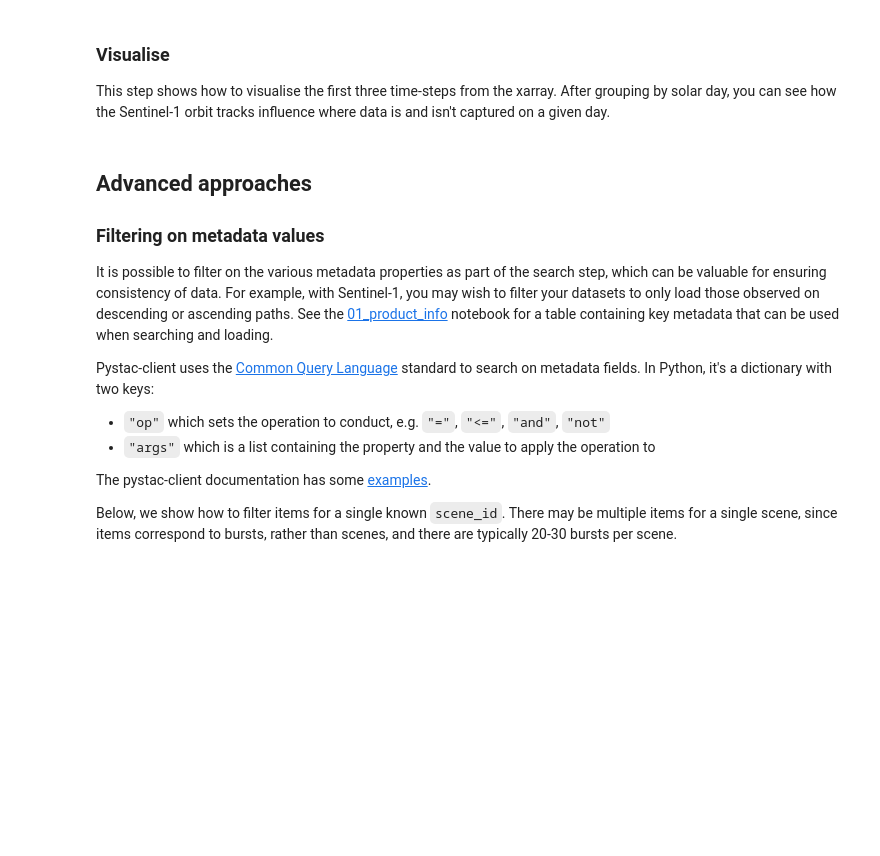
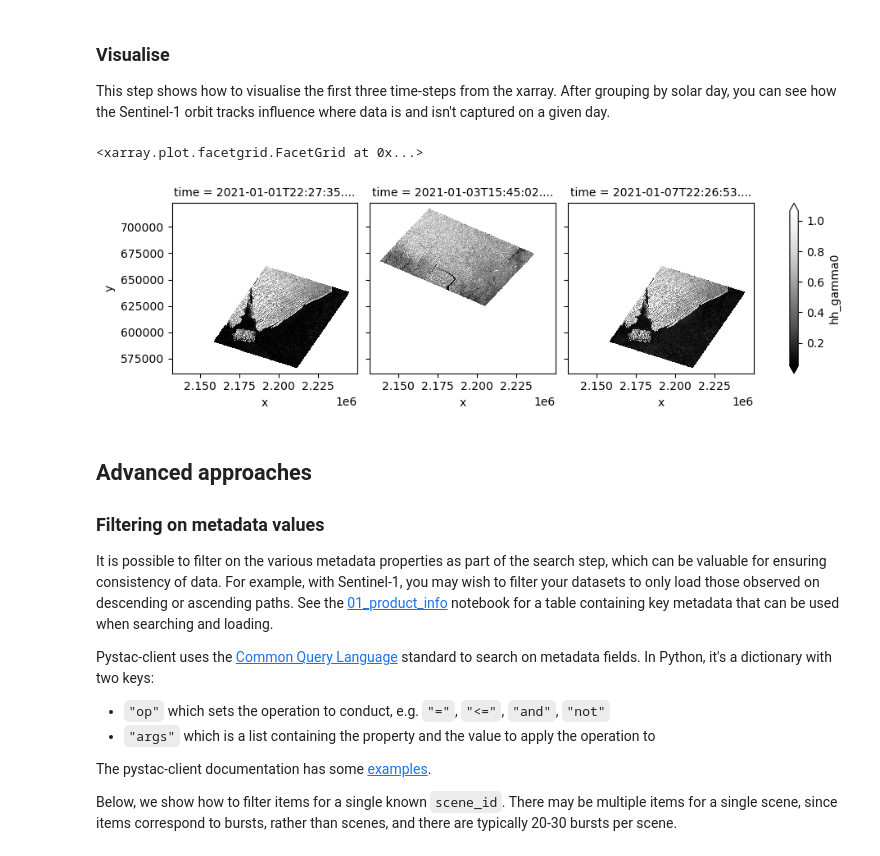
Before and after one commit to eloise-b/de-sar-sample-data, a Jupyter notebook: demo_notebooks/tutorial/03_loading_with_stac.ipynb, the cells around one changed output. Cells and saved outputs as stored; diff of their text form; code cells hidden in the pictures; blank space fills up the shorter version.

Commit message:
updating for collection 1

```diff
--- a/demo_notebooks/tutorial/03_loading_with_stac.ipynb
+++ b/demo_notebooks/tutorial/03_loading_with_stac.ipynb
@@ -75,19 +87,18 @@ The following shows a basic search and load
 These are primarily used by the search step, but may also be re-used in load
 # %%
 # Collections to query
-collections_to_search = ["ga_s1_nrb_iw_hh_0"]
+collections_to_search = ["ga_s1_nrb_iw_hh_1"]
 
 # Area of interest
 aoi_bbox = BoundingBox(
-    left=143.8327,
-    bottom=-68.1962,
-    right=145.9785,
-    top=-66.8612,
+    left=73.5,
+    bottom=-69.1,
+    right=74.0,
+    top=-68.8,
     crs="EPSG:4326"
 )
 
-# Date range of interest
-start_date = "2024-06-01"
-end_date = "2024-08-01"
+start_date = "2021-01-01"
+end_date = "2021-03-01"
 
 aoi_bbox.explore()
@@ -139,7 +166,7 @@ print(f"The unique scene ids are: {unique_scene_ids}")
 These parameters specify how the data should be loaded, including which assets (bands) to load, the desired coordinate reference system and resolution, and how data should be grouped (discussed more later in this notebook). The recommended default grouping operation is `"solar_day"`, which combines all observations captured on a single day into one time-step in the loaded xarray.
 # %%
 # Assets to load
-assets_to_load = ["HH_gamma0", "mask"]
+assets_to_load = ["hh_gamma0", "oa_layover_shadow_mask"]
 
 # CRS and resolution
 output_crs = "3031"
@@ -187,7 +260,10 @@ ds
 This step shows how to visualise the first three time-steps from the xarray.
 After grouping by solar day, you can see how the Sentinel-1 orbit tracks influence where data is and isn't captured on a given day.
 # %%
-ds.isel(time=range(0,3))["HH_gamma0"].plot.imshow(col="time", col_wrap=3, robust=True, cmap="Greys_r")
+ds.isel(time=range(0,3))["hh_gamma0"].plot.imshow(col="time", col_wrap=3, robust=True, cmap="Greys_r")
+# %% [output]
+<xarray.plot.facetgrid.FacetGrid at 0x...>
+[figure, added]
 # %% [markdown]
 ## Advanced approaches
 
```
Also changed, not shown: parts of 15 cells of this notebook.
